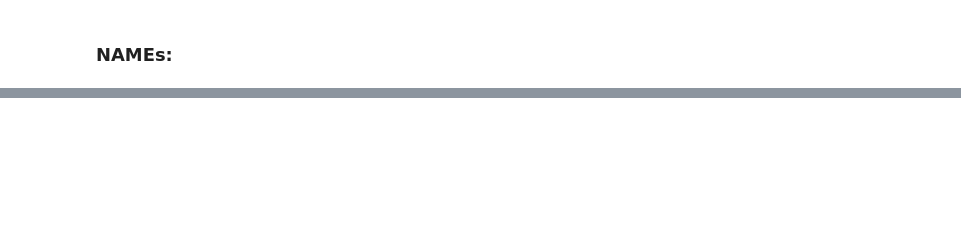
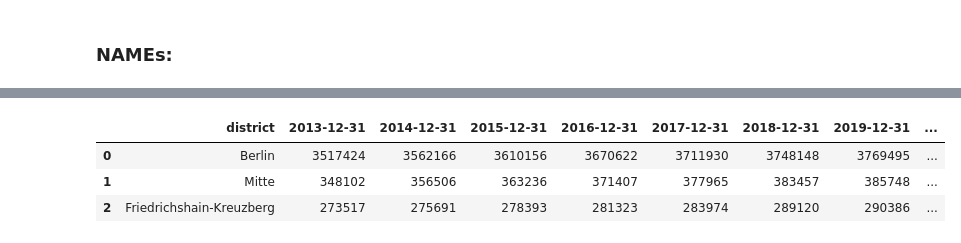
Before and after one commit to Lucky-0ne/geodata_berlin, a Jupyter notebook: main/python_package/explore_my_pp.ipynb, the cells around one changed output, grey strips where cells are left out. Cells and saved outputs as stored; diff of their text form; code cells hidden in the pictures; blank space fills up the shorter version.

Commit message:
added districts to LookupTableManager and demo file

```diff
--- a/main/python_package/explore_my_pp.ipynb
+++ b/main/python_package/explore_my_pp.ipynb
@@ -221,3 +243,13 @@ df_03
 | 10 | Marzahn-Hellersdorf | 254226 | 256173 | 259373 | 262015 | 266684 | 268739 | 269967 | ... |
 | 11 | Lichtenberg | 264858 | 268465 | 275142 | 283121 | 286246 | 290493 | 294201 | ... |
 | 12 | Reinickendorf | 251325 | 254000 | 256617 | 261919 | 263597 | 264826 | 266408 | ... |
+# %%
+ltm = gdb.LookupTableManager(resolution_mode='DISTRICTS', map_by='NAME')
+# %%
+result_df = ltm.get_meta_data(df_03, 'district')
+result_df.head(3)
+# %% [output]
+|  | district | 2013-12-31 | 2014-12-31 | 2015-12-31 | 2016-12-31 | 2017-12-31 | 2018-12-31 | 2019-12-31 | ... |
+| 0 | Berlin | 3517424 | 3562166 | 3610156 | 3670622 | 3711930 | 3748148 | 3769495 | ... |
+| 1 | Mitte | 348102 | 356506 | 363236 | 371407 | 377965 | 383457 | 385748 | ... |
+| 2 | Friedrichshain-Kreuzberg | 273517 | 275691 | 278393 | 281323 | 283974 | 289120 | 290386 | ... |
```
Also changed, not shown: parts of 5 cells of this notebook, 1 other file.
